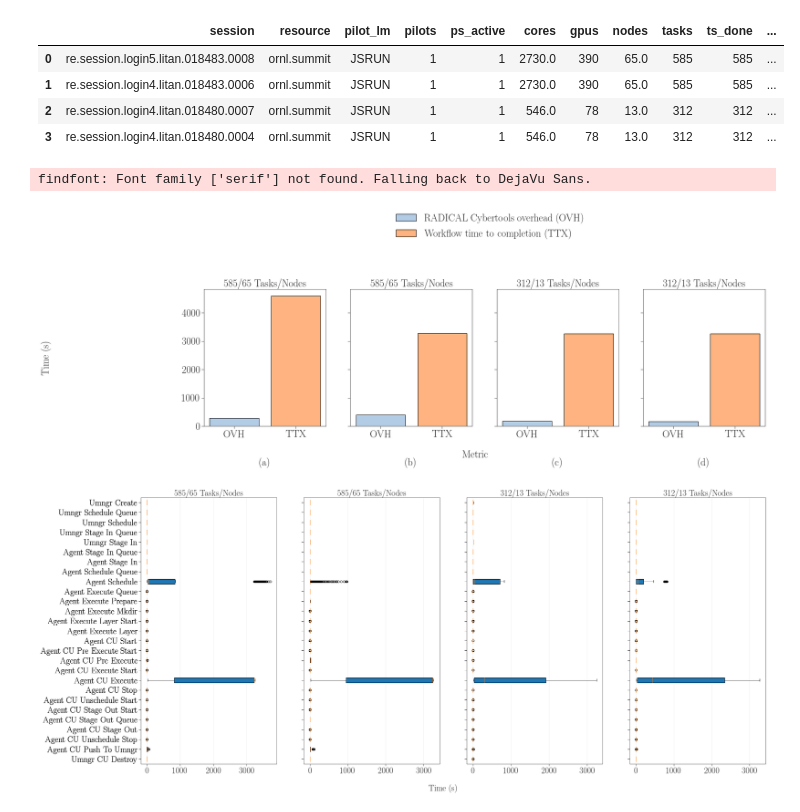
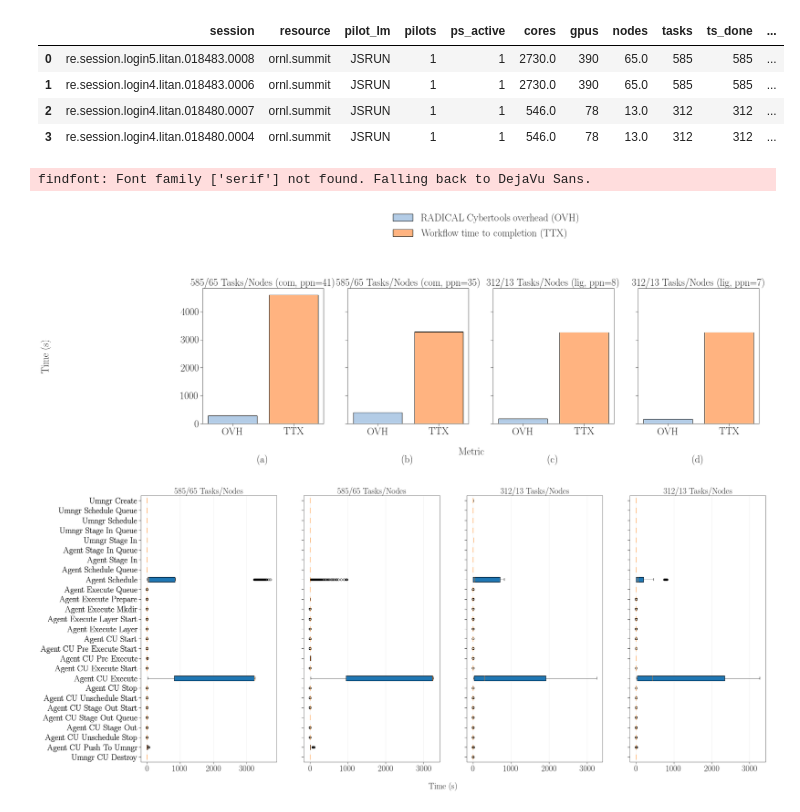
Before and after one commit to 2019-ncovgroup/DrugWorkflows, a Jupyter notebook: workflow-3-4/profiling/analysis/incite2020.ipynb, the cells around one changed output. Cells and saved outputs as stored; diff of their text form; code cells hidden in the pictures.

```diff
--- a/workflow-3-4/profiling/analysis/incite2020.ipynb
+++ b/workflow-3-4/profiling/analysis/incite2020.ipynb
@@ -130,35 +130,42 @@ for sid in suds:
 fwidth = 6*len(suds)
 fhight = 6
 fig, axarr = plt.subplots(1, len(suds), sharey=True, figsize=(fwidth, fhight))
 
 i = 0
 j = 'a'
 for sid in suds:
     if len(suds) > 1:
         ax = axarr[i]
     else:
         ax = axarr
 
-    ax.title.set_text('%s/%s Tasks/Nodes' % (ss[sid]['nunit'], int(ss[sid]['nnodes'])))
+    if sid == 're.session.login5.litan.018483.0008':
+        ax.title.set_text('%s/%s Tasks/Nodes (com, ppn=41)' % (ss[sid]['nunit'], int(ss[sid]['nnodes'])))
+    elif sid == 're.session.login4.litan.018483.0006':
+        ax.title.set_text('%s/%s Tasks/Nodes (com, ppn=35)' % (ss[sid]['nunit'], int(ss[sid]['nnodes'])))
+    elif sid == 're.session.login4.litan.018480.0007':
+        ax.title.set_text('%s/%s Tasks/Nodes (lig, ppn=8)' % (ss[sid]['nunit'], int(ss[sid]['nnodes'])))
+    elif sid == 're.session.login4.litan.018480.0004':
+        ax.title.set_text('%s/%s Tasks/Nodes (lig, ppn=7)' % (ss[sid]['nunit'], int(ss[sid]['nnodes'])))
 
     ax.bar(x = 'OVH', height = ss[sid]['ovh_rtc'], color = tableau20[1])
     ax.bar(x = 'TTX', height = ss[sid]['ttx_u']  , color = tableau20[3])
 
     ax.set_xlabel('(%s)' % j, labelpad=45)
 
     i = i+1
     j = chr(ord(j) + 1)
 
 fig.text(-0.1,  0.5 , 'Time (s)', va='center', rotation='vertical', fontsize=24)
 fig.text( 0.5, -0.05, 'Metric'  , ha='center', fontsize=24)
 fig.legend(['RADICAL Cybertools overhead (OVH)', 'Workflow time to completion (TTX)'], loc='upper center',
            bbox_to_anchor=(0.52, 1.35), fontsize=24, ncol=1)
 
 plt.savefig('figures/incite2020_ovh_ttx.pdf', dpi=300, bbox_inches='tight')
 plt.savefig('figures/incite2020_ovh_ttx.png', dpi=300, bbox_inches='tight')
 # %% [output]
 findfont: Font family ['serif'] not found. Falling back to DejaVu Sans.
-[figure, old version]
+[figure, new version]
 # %%
 %%capture capt
 
```
Also changed, not shown: 5 other files.
